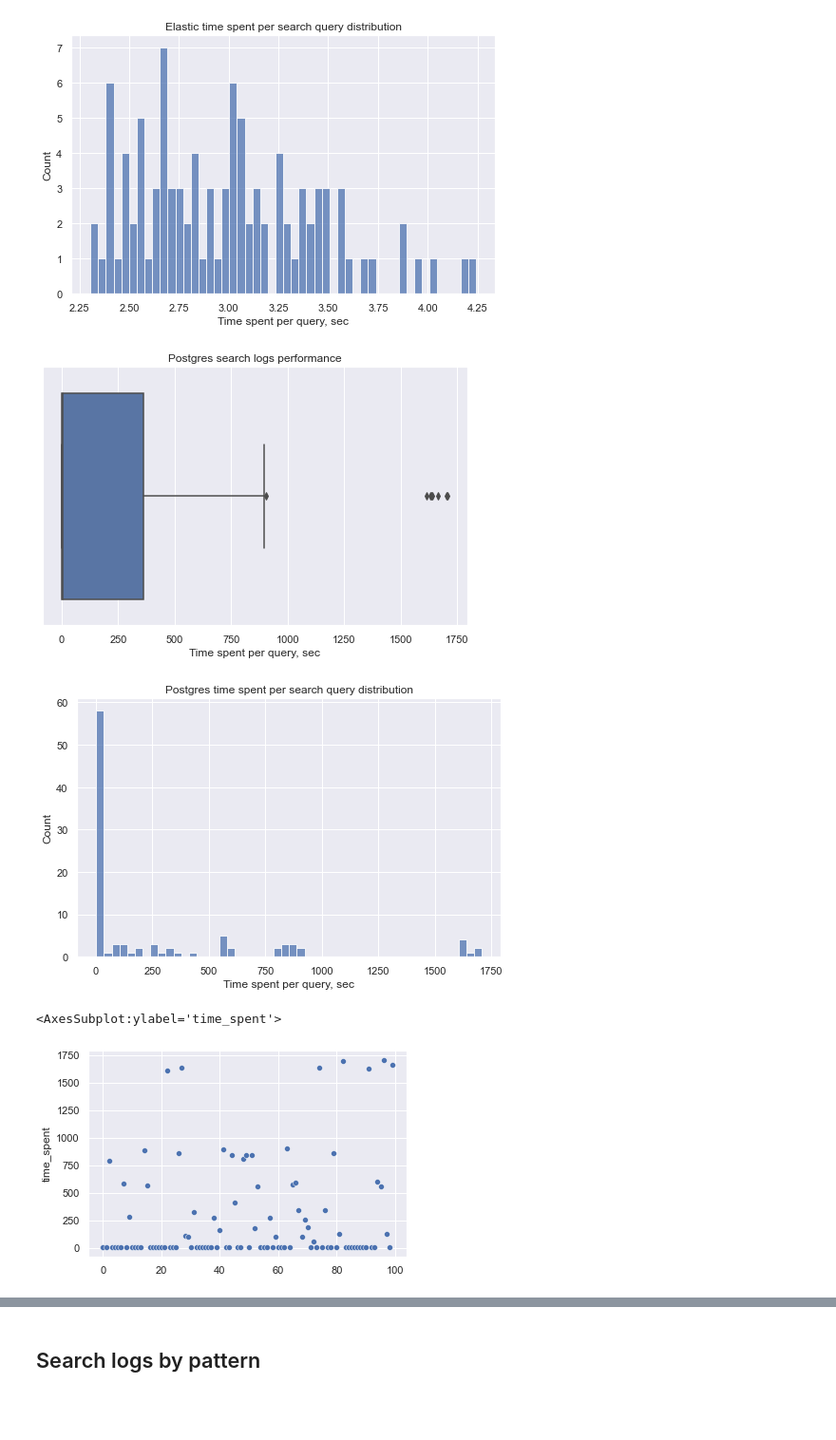
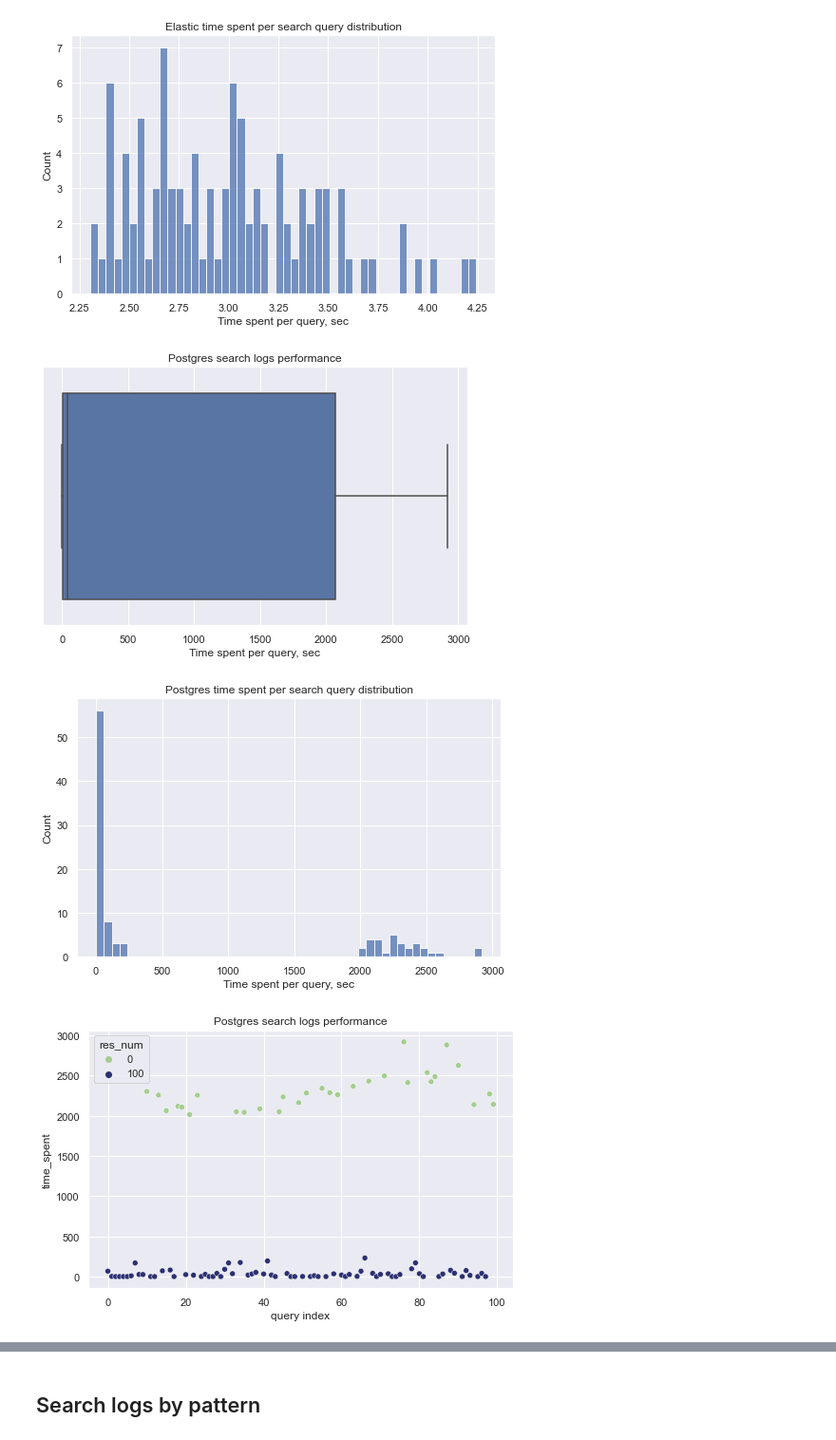
Before and after one commit to reportportal/es-logs-service, a Jupyter notebook: notebooks/performance_visualization.ipynb, the cells around one changed output, grey strips where cells are left out. Shown: that part at 95% size. Drawn from its saved outputs; the diff is of its cells as text; code cells hidden in the pictures; blank space fills up the shorter version.

Commit message:
Updated search logs for postgres

```diff
--- a/notebooks/performance_visualization.ipynb
+++ b/notebooks/performance_visualization.ipynb
@@ -118,8 +118,9 @@ search_logs_path = lambda db: Path(data_folder, f"search_logs_{db}_10000000_100.
 # %%
 es_search_logs = pd.DataFrame(load_data(search_logs_path("elasticsearch"))["performance_results"])
 es_search_logs["database"] = "elastic"
-pg_search_logs = pd.DataFrame({
-    "time_spent": load_data(search_logs_path("postgres"))["performance_results"],
-    "database": "postgres"
-})
+pg_search_logs = pd.DataFrame(load_data(search_logs_path("postgres"))["performance_results"])
+pg_search_logs["database"] = "postgres"
 search_logs_df = pd.concat([es_search_logs, pg_search_logs], ignore_index=True)
+# %%
+print(f"Error types: {search_logs_df.error.unique()}")
+search_logs_df = search_logs_df[search_logs_df["error"] == "OK"]
@@ -146,7 +149,7 @@ sns.boxplot(x="time_spent", data=search_logs_df[search_logs_df["database"] == "p
 plt.xlabel("Time spent per query, sec")
 plt.show()
 # %% [output]
-[figure, old version]
+[figure, new version]
 # %%
 plt.figure(figsize=(8, 5))
 plt.title("Postgres time spent per search query distribution")
@@ -154,12 +157,16 @@ sns.histplot(x="time_spent", data=search_logs_df[search_logs_df["database"] == "
 plt.xlabel("Time spent per query, sec")
 plt.show()
 # %% [output]
-[figure, old version]
+[figure, new version]
 # %%
-sns.scatterplot(x=range(100), y="time_spent", data=search_logs_df[search_logs_df["database"] == "postgres"])
+plt.figure(figsize=(8, 5))
+plt.title("Postgres search logs performance")
+sns.scatterplot(x=range(100), y="time_spent", hue="res_num", palette="crest",
+                data=search_logs_df[search_logs_df["database"] == "postgres"])
+plt.xlabel("query index")
+plt.show()
 # %% [output]
-<AxesSubplot:ylabel='time_spent'>
-[figure, old version]
+[figure, new version]
 # %%
 plt.figure(figsize=(8, 5))
 plt.title("Search logs performance")
```
Also changed, not shown: parts of 4 cells of this notebook.
